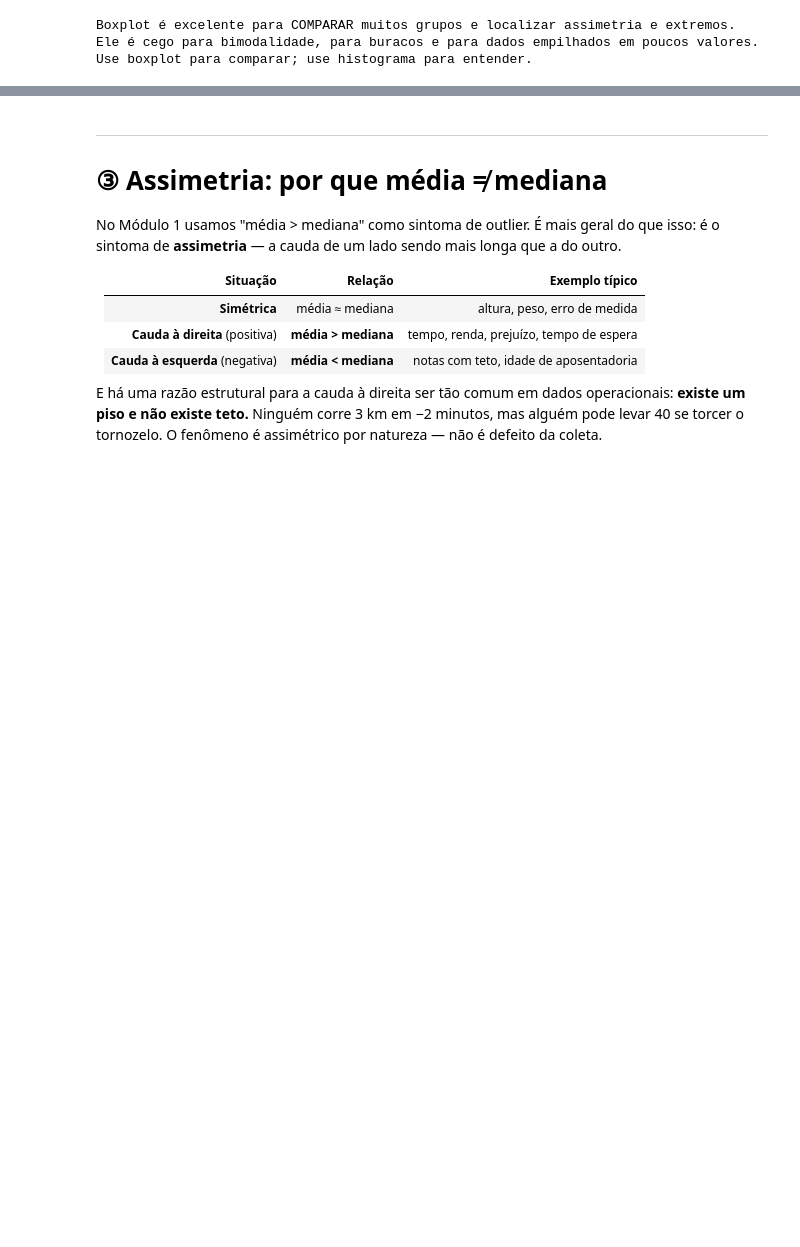
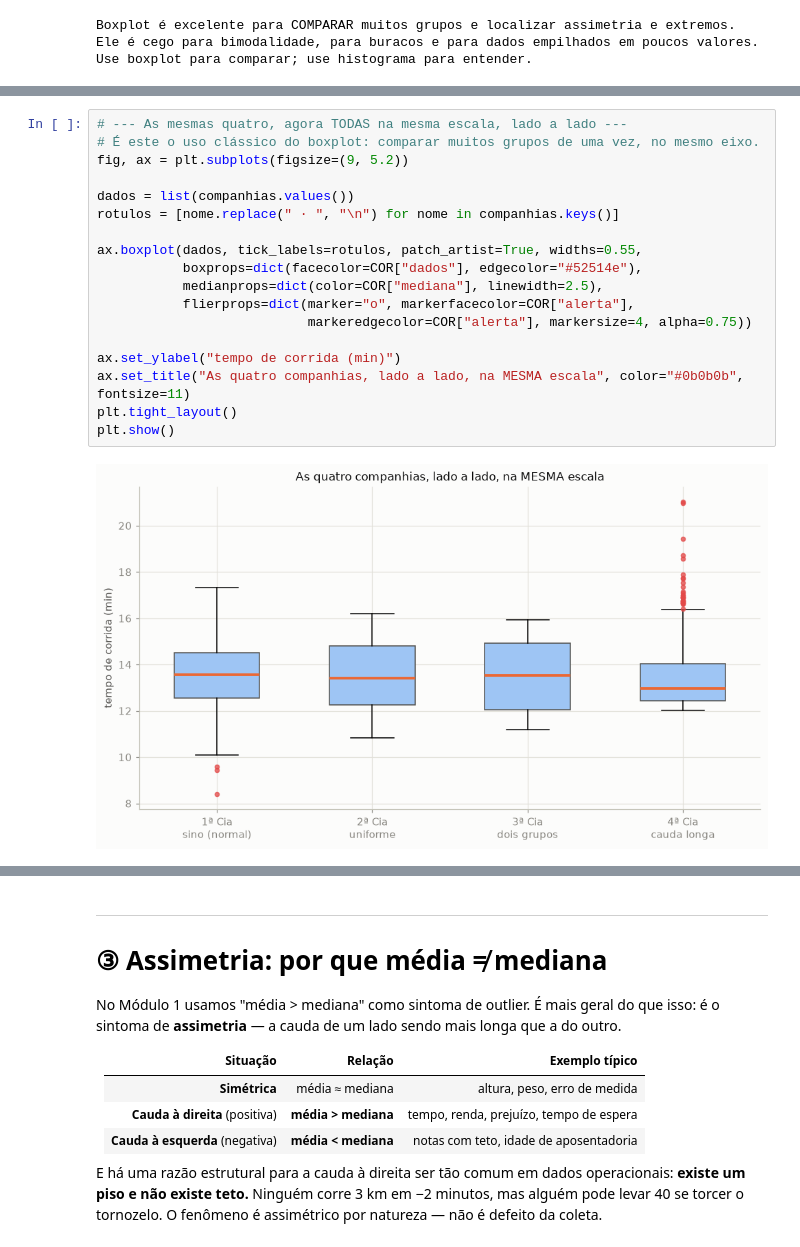
Before and after one commit to silvio-estat/AULA_ESTATISTICA, a Jupyter notebook: ESTAT_BASICA/dia1/03_forma_distribuicao.ipynb, the cells around one changed output, grey strips where cells are left out. Cells and saved outputs as stored; diff of their text form; blank space fills up the shorter version.

```diff
--- a/ESTAT_BASICA/dia1/03_forma_distribuicao.ipynb
+++ b/ESTAT_BASICA/dia1/03_forma_distribuicao.ipynb
@@ -381,0 +421,20 @@ Use boxplot para comparar; use histograma para entender.
+# %%
+# --- As mesmas quatro, agora TODAS na mesma escala, lado a lado ---
+# É este o uso clássico do boxplot: comparar muitos grupos de uma vez, no mesmo eixo.
+fig, ax = plt.subplots(figsize=(9, 5.2))
+
+dados = list(companhias.values())
+rotulos = [nome.replace(" · ", "\n") for nome in companhias.keys()]
+
+ax.boxplot(dados, tick_labels=rotulos, patch_artist=True, widths=0.55,
+           boxprops=dict(facecolor=COR["dados"], edgecolor="#52514e"),
+           medianprops=dict(color=COR["mediana"], linewidth=2.5),
+           flierprops=dict(marker="o", markerfacecolor=COR["alerta"],
+                           markeredgecolor=COR["alerta"], markersize=4, alpha=0.75))
+
+ax.set_ylabel("tempo de corrida (min)")
+ax.set_title("As quatro companhias, lado a lado, na MESMA escala", color="#0b0b0b", fontsize=11)
+plt.tight_layout()
+plt.show()
+# %% [output]
+[figure, added]
```
Also changed, not shown: parts of 4 cells of this notebook.
